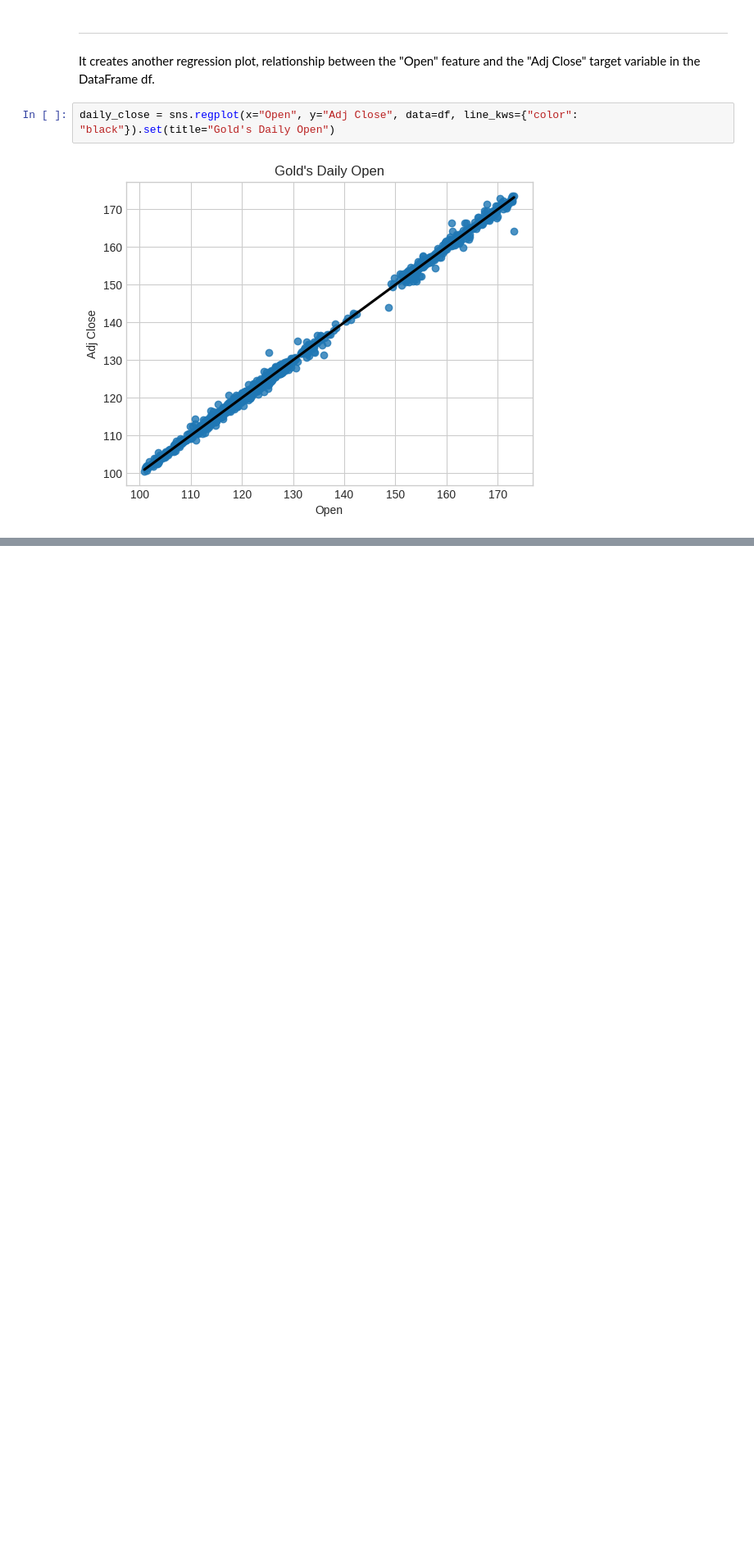
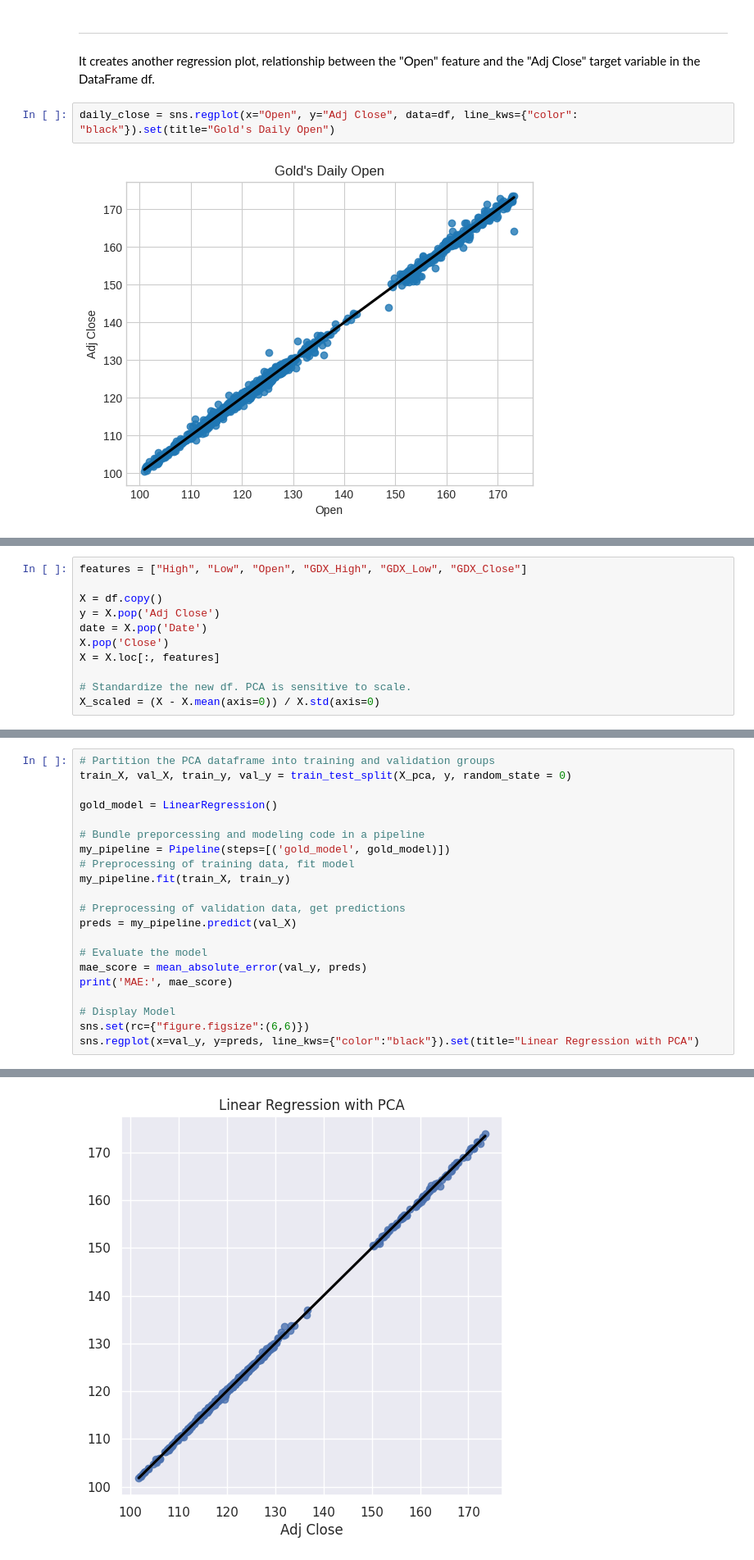
Before and after one commit to Shahimafiroz/LinearRegression-PCA, a Jupyter notebook: PredictingGoldPrices.ipynb, the cells around one changed output, grey strips where cells are left out. Shown at 82% size. Drawn from its saved outputs; the diff is of its cells as text; blank space fills up the shorter version.

```diff
--- a/PredictingGoldPrices.ipynb
+++ b/PredictingGoldPrices.ipynb
@@ -354,0 +410,11 @@ We can see that these three native features are very good predictors for the adj
+# %%
+features = ["High", "Low", "Open", "GDX_High", "GDX_Low", "GDX_Close"]
+
+X = df.copy()
+y = X.pop('Adj Close')
+date = X.pop('Date')
+X.pop('Close')
+X = X.loc[:, features]
+
+# Standardize the new df. PCA is sensitive to scale.
+X_scaled = (X - X.mean(axis=0)) / X.std(axis=0)
@@ -354,0 +518,22 @@ We can see that these three native features are very good predictors for the adj
+# %%
+# Partition the PCA dataframe into training and validation groups
+train_X, val_X, train_y, val_y = train_test_split(X_pca, y, random_state = 0)
+
+gold_model = LinearRegression()
+
+# Bundle preporcessing and modeling code in a pipeline
+my_pipeline = Pipeline(steps=[('gold_model', gold_model)])
+# Preprocessing of training data, fit model
+my_pipeline.fit(train_X, train_y)
+
+# Preprocessing of validation data, get predictions
+preds = my_pipeline.predict(val_X)
+
+# Evaluate the model
+mae_score = mean_absolute_error(val_y, preds)
+print('MAE:', mae_score)
+
+# Display Model
+sns.set(rc={"figure.figsize":(6,6)})
+sns.regplot(x=val_y, y=preds, line_kws={"color":"black"}).set(title="Linear Regression with PCA")
+# %% [output]
@@ -354,0 +542 @@ We can see that these three native features are very good predictors for the adj
+[figure, added]
```
Also changed, not shown: parts of 20 cells of this notebook.
